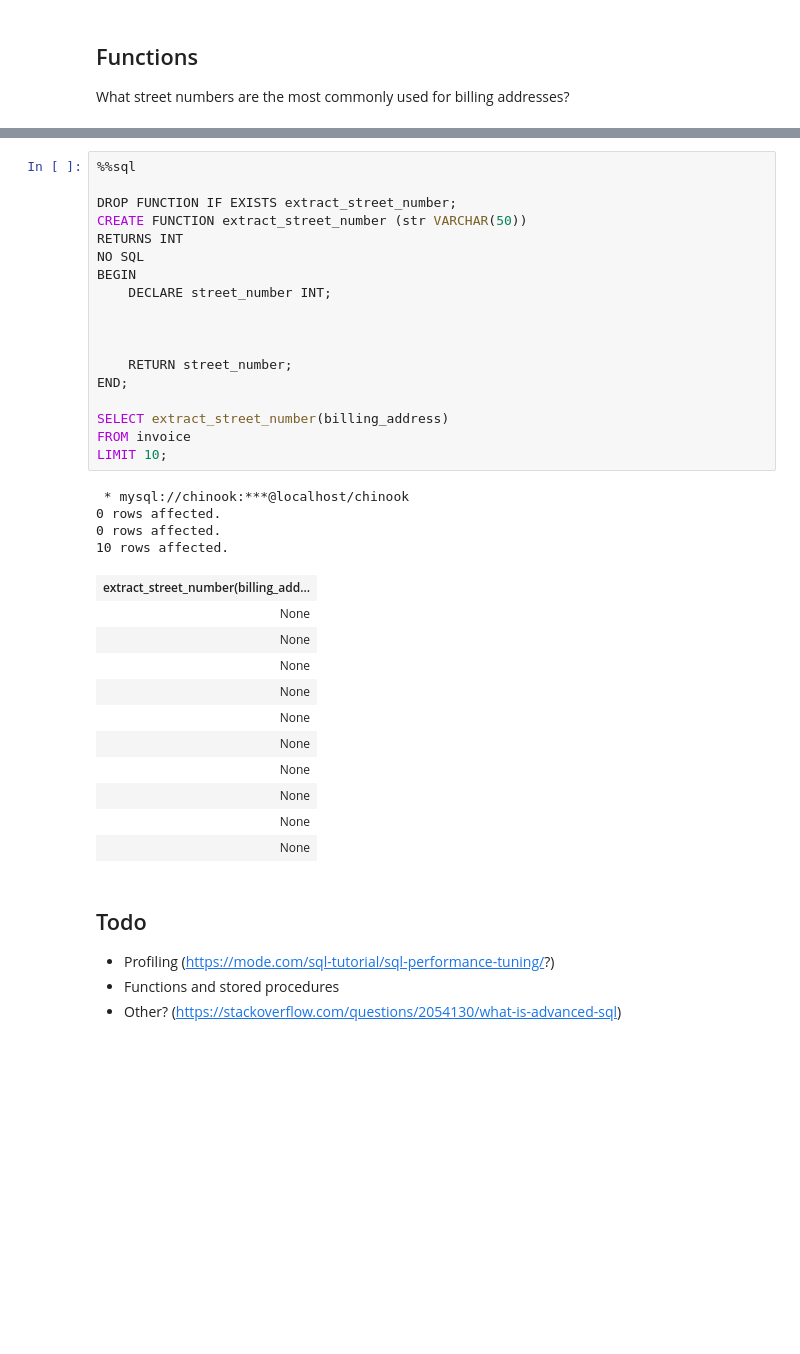
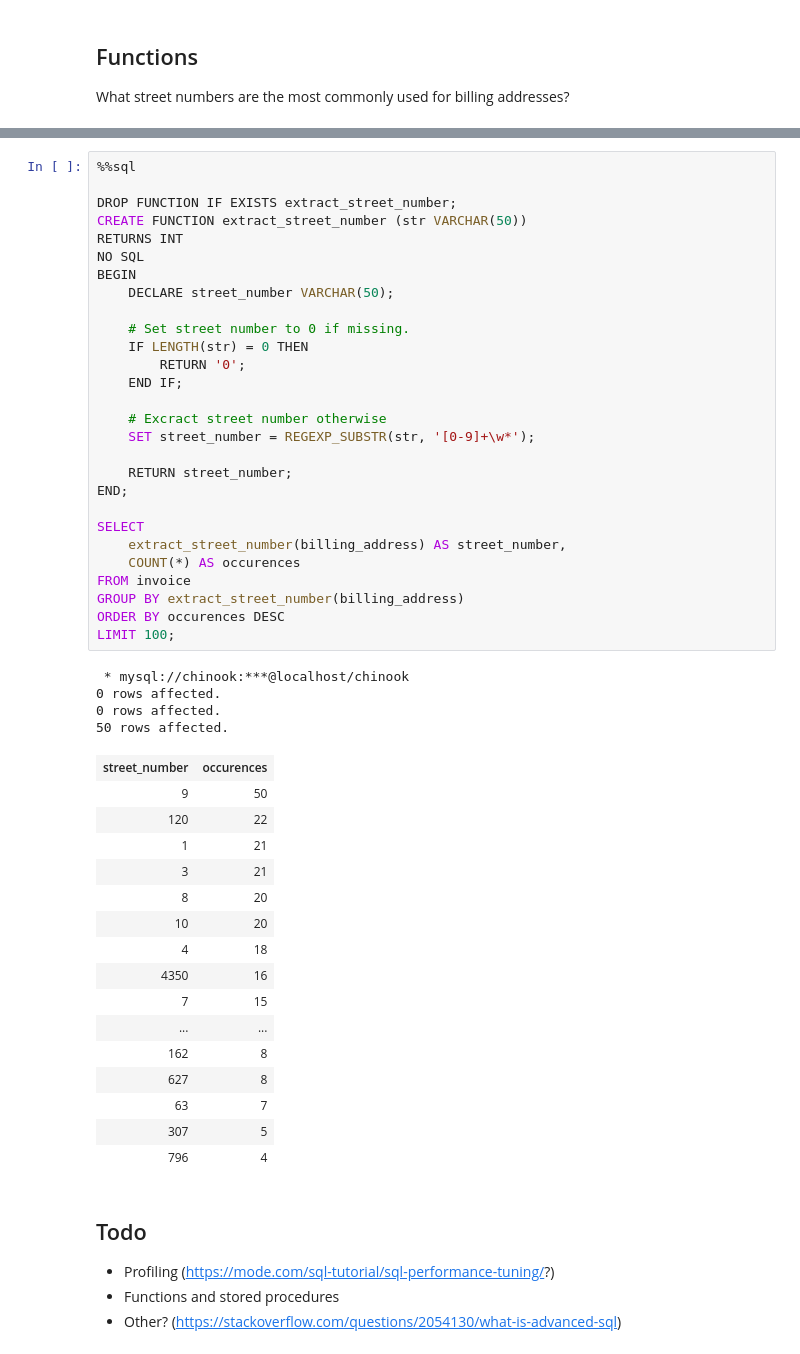
Before and after one commit to dwitvliet/SQL-playground, a Jupyter notebook: SQL-playground.ipynb, the cells around one changed output, grey strips where cells are left out. Drawn from its saved outputs; the diff is of its cells as text; blank space fills up the shorter version.

```diff
--- a/SQL-playground.ipynb
+++ b/SQL-playground.ipynb
@@ -235,37 +259,52 @@ What street numbers are the most commonly used for billing addresses?
 # %%
 %%sql
 
 DROP FUNCTION IF EXISTS extract_street_number;
 CREATE FUNCTION extract_street_number (str VARCHAR(50))
 RETURNS INT
 NO SQL
 BEGIN
-    DECLARE street_number INT;
+    DECLARE street_number VARCHAR(50);
 
+    # Set street number to 0 if missing.
+    IF LENGTH(str) = 0 THEN
+        RETURN '0';
+    END IF;
 
+    # Excract street number otherwise
+    SET street_number = REGEXP_SUBSTR(str, '[0-9]+\w*');
 
     RETURN street_number;
 END;
 
-SELECT extract_street_number(billing_address)
+SELECT
+    extract_street_number(billing_address) AS street_number,
+    COUNT(*) AS occurences
 FROM invoice
-LIMIT 10;
+GROUP BY extract_street_number(billing_address)
+ORDER BY occurences DESC
+LIMIT 100;
 # %% [output]
  * mysql://chinook:***@localhost/chinook
 0 rows affected.
 0 rows affected.
-10 rows affected.
+50 rows affected.
-| extract_street_number(billing_add... |
-| None |
-| None |
-| None |
-| None |
-| None |
-| None |
-| None |
-| None |
-| None |
-| None |
+| street_number | occurences |
+| 9 | 50 |
+| 120 | 22 |
+| 1 | 21 |
+| 3 | 21 |
+| 8 | 20 |
+| 10 | 20 |
+| 4 | 18 |
+| 4350 | 16 |
+| 7 | 15 |
+| ... | ... |
+| 162 | 8 |
+| 627 | 8 |
+| 63 | 7 |
+| 307 | 5 |
+| 796 | 4 |
 # %% [markdown]
 ## Todo
 
```
Also changed, not shown: parts of 1 cell of this notebook.
